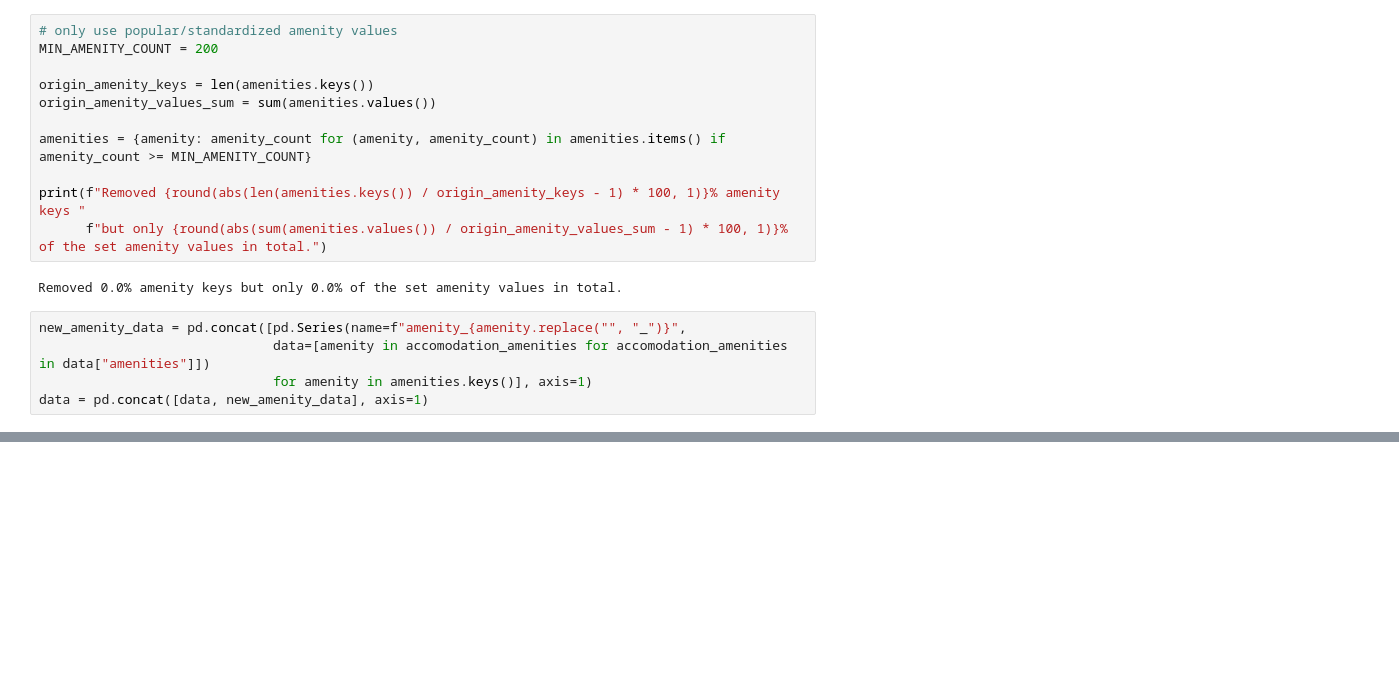
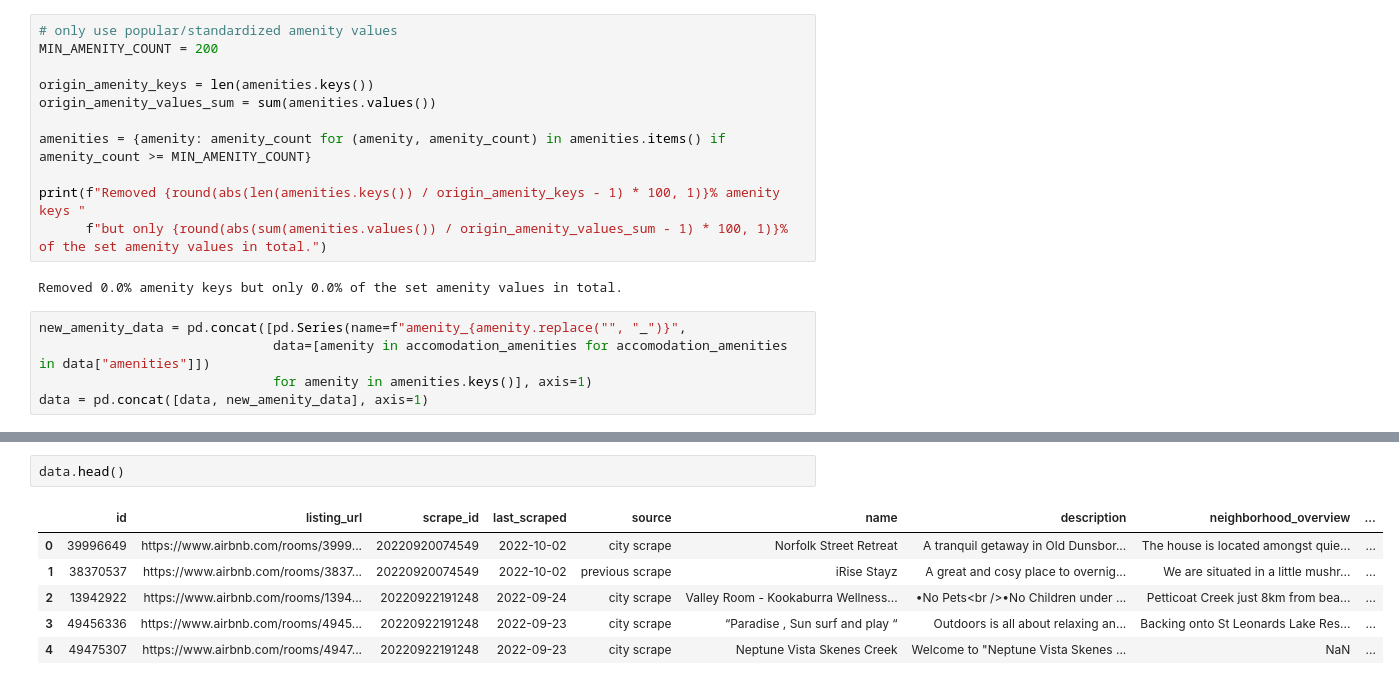
Before and after one commit to PatrickChristoph/airbnb_insights_australia, a Jupyter notebook: coherence_amenities_ratings.ipynb, the cells around one changed output, grey strips where cells are left out. Drawn from its saved outputs; the diff is of its cells as text; blank space fills up the shorter version.

```diff
--- a/coherence_amenities_ratings.ipynb
+++ b/coherence_amenities_ratings.ipynb
@@ -76,0 +114,9 @@ data = pd.concat([data, new_amenity_data], axis=1)
+# %%
+data.head()
+# %% [output]
+|  | id | listing_url | scrape_id | last_scraped | source | name | description | neighborhood_overview | ... |
+| 0 | 39996649 | https://www.airbnb.com/rooms/3999... | 20220920074549 | 2022-10-02 | city scrape | Norfolk Street Retreat | A tranquil getaway in Old Dunsbor... | The house is located amongst quie... | ... |
+| 1 | 38370537 | https://www.airbnb.com/rooms/3837... | 20220920074549 | 2022-10-02 | previous scrape | iRise Stayz | A great and cosy place to overnig... | We are situated in a little mushr... | ... |
+| 2 | 13942922 | https://www.airbnb.com/rooms/1394... | 20220922191248 | 2022-09-24 | city scrape | Valley Room - Kookaburra Wellness... | •No Pets<br />•No Children under ... | Petticoat Creek just 8km from bea... | ... |
+| 3 | 49456336 | https://www.airbnb.com/rooms/4945... | 20220922191248 | 2022-09-23 | city scrape | “Paradise , Sun surf and play “ | Outdoors is all about relaxing an... | Backing onto St Leonards Lake Res... | ... |
+| 4 | 49475307 | https://www.airbnb.com/rooms/4947... | 20220922191248 | 2022-09-23 | city scrape | Neptune Vista Skenes Creek | Welcome to "Neptune Vista Skenes ... | NaN | ... |
```
Also changed, not shown: parts of 15 cells of this notebook.
